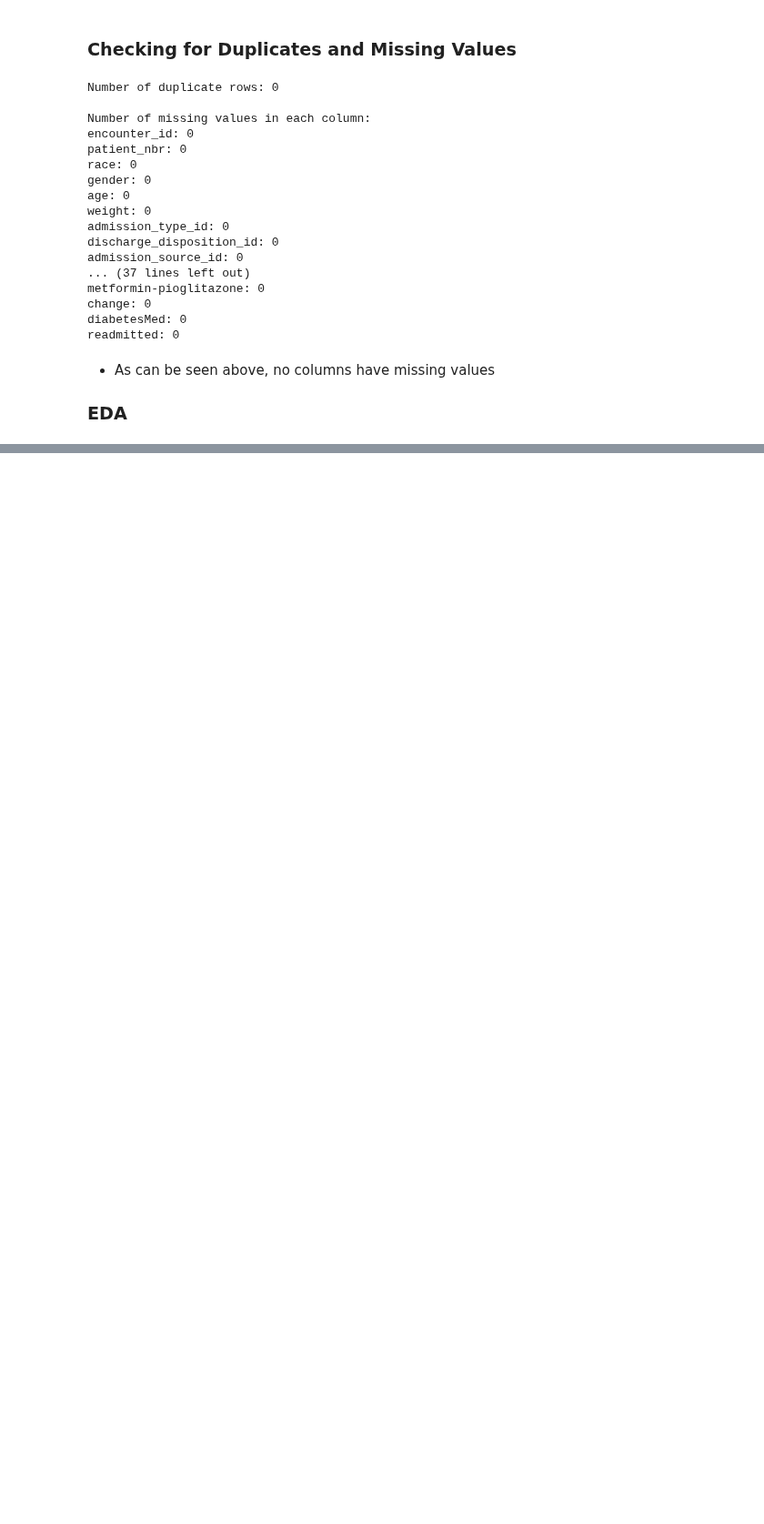
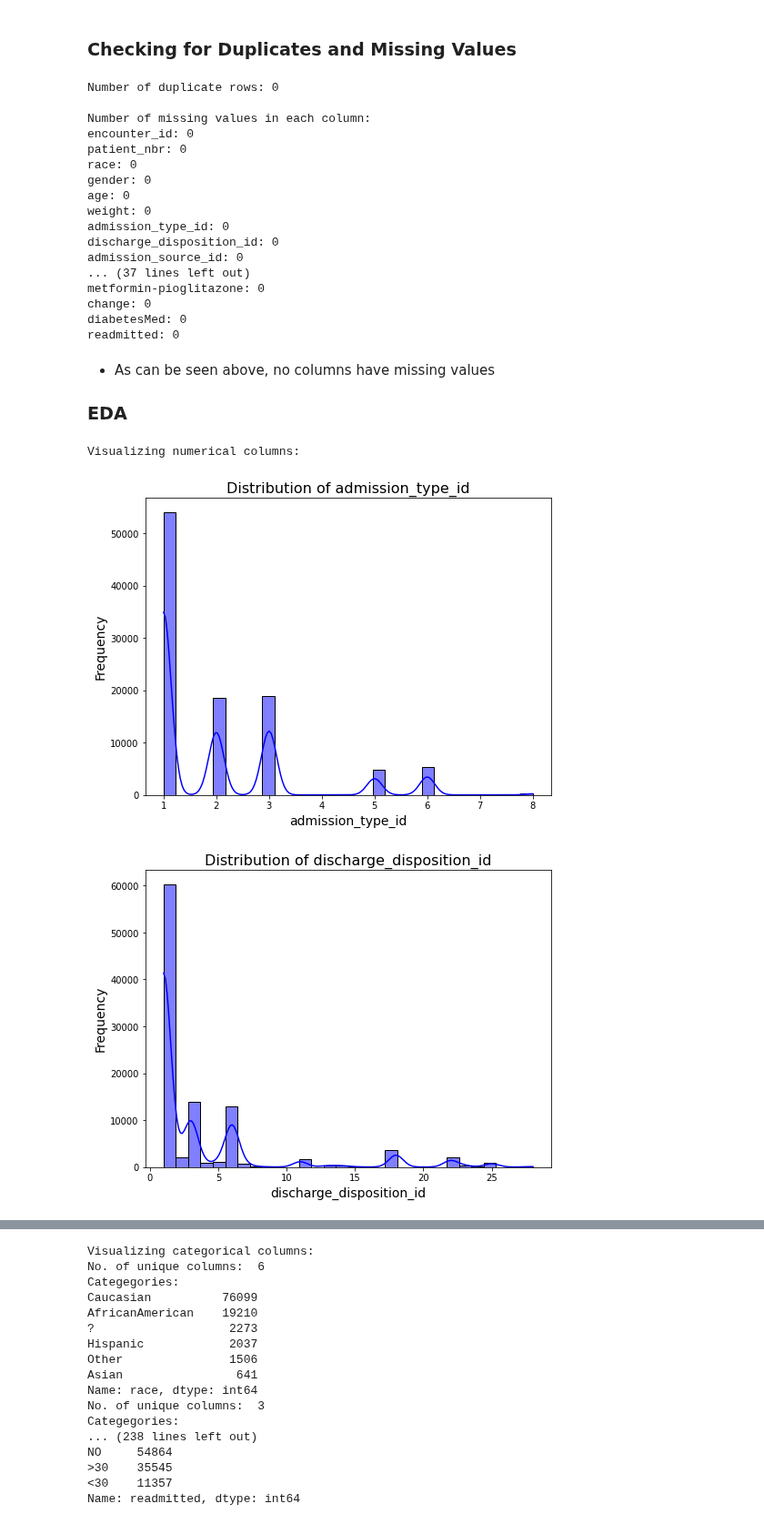
Before and after one commit to Jodhiamboapiyo/Diabetes_130-US_Hospitals_1999-2008, a Jupyter notebook: Notebooks/leo.ipynb, the cells around one changed output, grey strips where cells are left out. Shown at 91% size. Cells and saved outputs as stored; diff of their text form; code cells hidden in the pictures; blank space fills up the shorter version.

```diff
--- a/Notebooks/leo.ipynb
+++ b/Notebooks/leo.ipynb
@@ -336,37 +336,37 @@ readmitted: 0
 # %%
 import pandas as pd
 import matplotlib.pyplot as plt
 import seaborn as sns
 
 def visualize_distributions(df):
     # Separate numerical and categorical columns
     df_numerical = df.select_dtypes(include=['int64', 'float64'])
     df_categorical = df.select_dtypes(include=['object', 'category'])
+    id_columns = ['encounter_id','patient_nbr','payer_code','medical_specialty']
 
     # Plot numerical columns
-    if not df_numerical.empty:
-        print("Visualizing numerical columns:")
-        for column in df_numerical.columns:
+
+    print("Visualizing numerical columns:")
+    for column in df_numerical.columns:
+        if column not in id_columns:
             plt.figure(figsize=(8, 6))
             sns.histplot(df_numerical[column], kde=True, bins=30, color='blue')
             plt.title(f'Distribution of {column}', fontsize=16)
             plt.xlabel(column, fontsize=14)
             plt.ylabel('Frequency', fontsize=14)
             plt.show()
-    else:
-        print("No numerical columns found.")
+
 
     # Plot categorical columns
-    if not df_categorical.empty:
-        print("Visualizing categorical columns:")
-        for column in df_categorical.columns:
-            plt.figure(figsize=(8, 6))
-            df_categorical[column].value_counts().plot.pie(autopct='%1.1f%%', startangle=90, colors=sns.color_palette('pastel'))
-            plt.title(f'Distribution of {column}', fontsize=16)
-            plt.ylabel('')  # Remove the y-axis label
-            plt.show()
-    else:
-        print("No categorical columns found.")
+    print("Visualizing categorical columns:")
+    for column in df_categorical.columns:
+        if column not in id_columns:
+            print(f"No. of unique columns:  {df_categorical[column].nunique()}")
+            print(f"Categegories:\n{df_categorical[column].value_counts()}")
 
 # Apply fn
-#visualize_distributions(df)
+visualize_distributions(df)
+# %% [output]
+Visualizing numerical columns:
+[figure, added]
+[figure, added]
@@ -372,0 +382,17 @@ def visualize_distributions(df):
+Visualizing categorical columns:
+No. of unique columns:  6
+Categegories:
+Caucasian          76099
+AfricanAmerican    19210
+?                   2273
+Hispanic            2037
+Other               1506
+Asian                641
+Name: race, dtype: int64
+No. of unique columns:  3
+Categegories:
+... (238 lines left out)
+NO     54864
+>30    35545
+<30    11357
+Name: readmitted, dtype: int64
```
Also changed, not shown: parts of 2 cells of this notebook.
